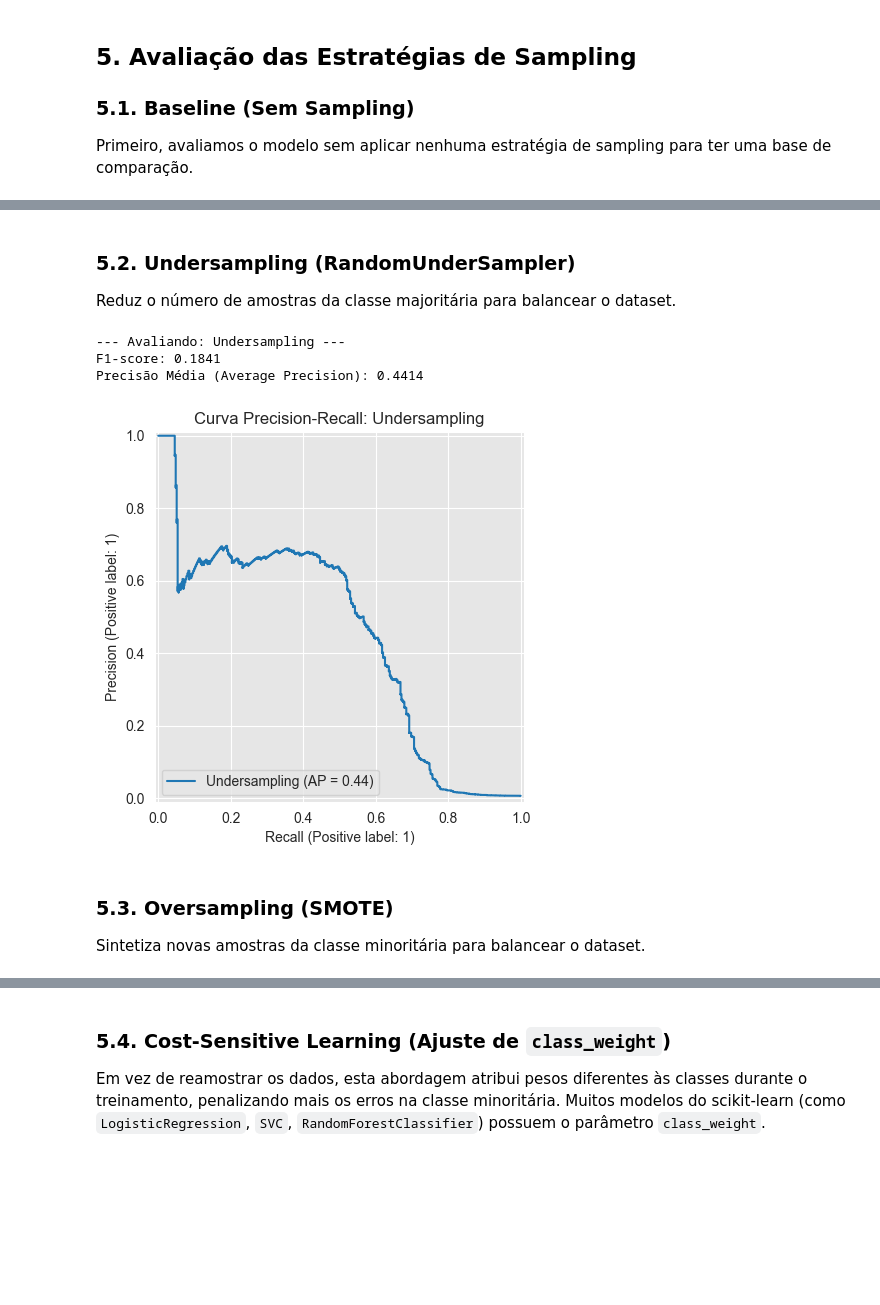
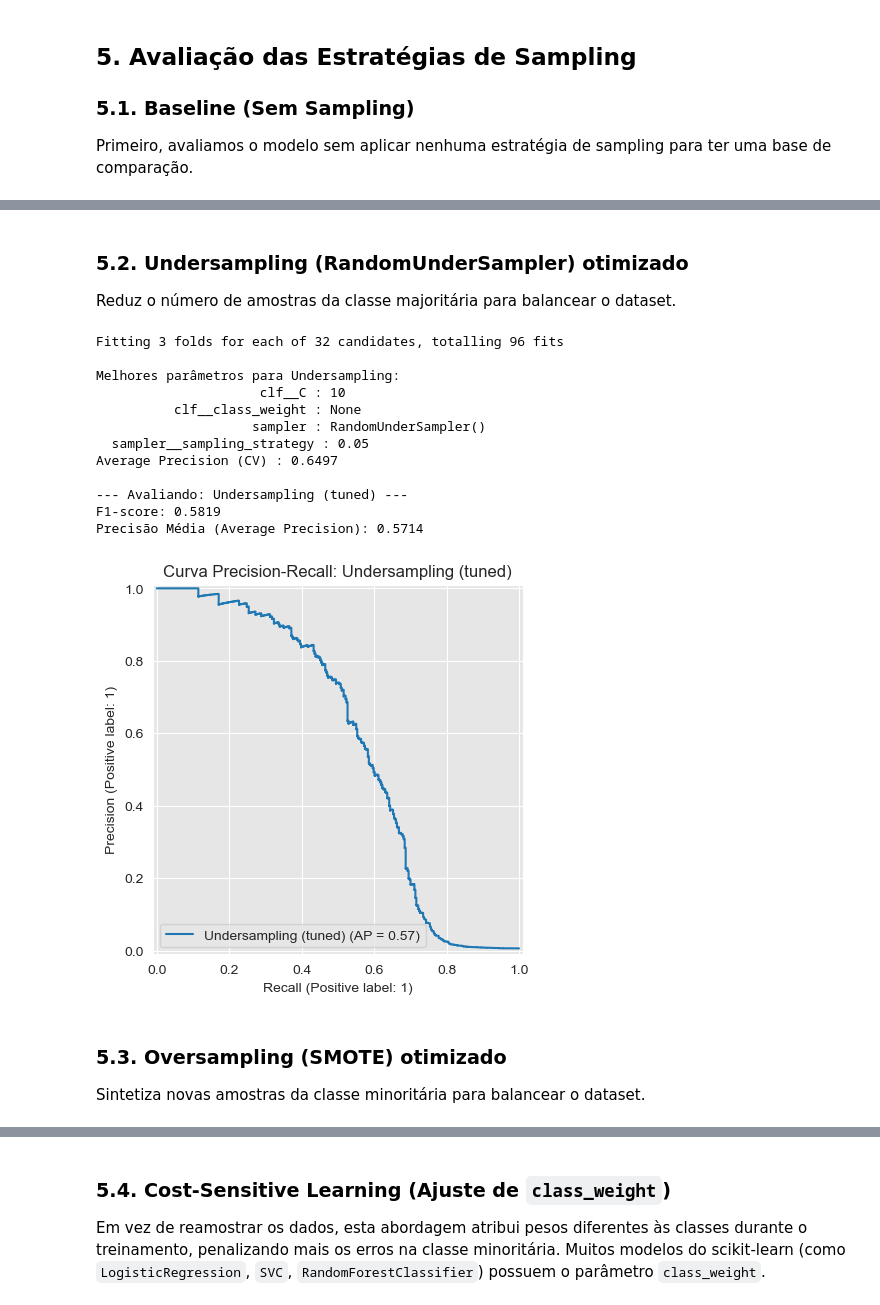
Before and after one commit to arthurpcardoso/credit-card-fraud-detection, a Jupyter notebook: Regressao_logistica.ipynb, the cells around one changed output, grey strips where cells are left out. Cells and saved outputs as stored; diff of their text form; code cells hidden in the pictures; blank space fills up the shorter version.

Commit message:
tuning undersampling and SMOTE

```diff
--- a/Regressao_logistica.ipynb
+++ b/Regressao_logistica.ipynb
@@ -53,13 +68,14 @@ Note: you may need to restart the kernel to use updated packages.
 Para fins de demonstração, vamos gerar um dataset sintético desbalanceado. Em um cenário real, você carregaria seu próprio dataset.
 # %%
 
-
-DIR_INPUT = 'simulated-data-transformed/data/'
+project_root = Path().resolve()
+DIR_INPUT = project_root / 'simulated-data-transformed' / 'data'
 BEGIN_DATE = "2018-06-11"
 END_DATE = "2018-09-14"
+# git lfs pull
 
 print("Load files")
-transactions_df = read_from_files(DIR_INPUT, BEGIN_DATE, END_DATE)
+transactions_df = read_from_files(str(DIR_INPUT), BEGIN_DATE, END_DATE)
 print(f"{len(transactions_df)} transactions loaded, containing {transactions_df.TX_FRAUD.sum()} fraudulent transactions")
 
 output_feature = "TX_FRAUD"
@@ -144,7 +204,7 @@ def evaluate_model(model, X_train, y_train, X_test, y_test, strategy_name="Basel
 Aqui definimos o modelo de classificação que será usado. Para este exemplo, começaremos com a Regressão Logística.
 # %%
 # --- TEMPLATE: Troque o modelo aqui ---
-base_model = LogisticRegression(random_state=42, solver='liblinear') # 'liblinear' é bom para datasets pequenos e l1/l2 penalidades
+baseline = LogisticRegression(random_state=42, solver='liblinear') # 'liblinear' é bom para datasets pequenos e l1/l2 penalidades
 # --------------------------------------
 # %% [markdown]
 ## 5. Avaliação das Estratégias de Sampling
@@ -154,7 +214,8 @@ base_model = LogisticRegression(random_state=42, solver='liblinear') # 'liblinea
 Primeiro, avaliamos o modelo sem aplicar nenhuma estratégia de sampling para ter uma base de comparação.
 # %%
 results = []
-results.append(evaluate_model(base_model, X_train, y_train, X_test, y_test, strategy_name="Baseline"))
+results.append(evaluate_model(baseline, X_train, y_train, X_test, y_test,
+                              strategy_name="Baseline"))
 # %% [output]
 --- Avaliando: Baseline ---
 F1-score: 0.6065
@@ -163,19 +224,28 @@ Precisão Média (Average Precision): 0.5959
 # %% [markdown]
-### 5.2. Undersampling (RandomUnderSampler)
+### 5.2. Undersampling (RandomUnderSampler) otimizado
 
 Reduz o número de amostras da classe majoritária para balancear o dataset.
 # %%
-undersampler = RandomUnderSampler(random_state=42)
-pipeline_undersample = Pipeline([('undersampler', undersampler), ('classifier', base_model)])
+best_under_pipe = tune_pipeline(param_grid_under, "Undersampling")
 
-results.append(evaluate_model(pipeline_undersample, X_train, y_train, X_test, y_test, strategy_name="Undersampling"))
+results.append(evaluate_model(best_under_pipe, X_train, y_train, X_test, y_test,
+                              strategy_name="Undersampling (tuned)"))
 # %% [output]
---- Avaliando: Undersampling ---
-F1-score: 0.1841
-Precisão Média (Average Precision): 0.4414
+Fitting 3 folds for each of 32 candidates, totalling 96 fits
+
+Melhores parâmetros para Undersampling:
+                     clf__C : 10
+          clf__class_weight : None
+                    sampler : RandomUnderSampler()
+  sampler__sampling_strategy : 0.05
+Average Precision (CV) : 0.6497
+
+--- Avaliando: Undersampling (tuned) ---
+F1-score: 0.5819
+Precisão Média (Average Precision): 0.5714
-[figure, old version]
+[figure, new version]
 # %% [markdown]
-### 5.3. Oversampling (SMOTE)
+### 5.3. Oversampling (SMOTE) otimizado
 
 Sintetiza novas amostras da classe minoritária para balancear o dataset.
 # %%
```
Also changed, not shown: parts of 8 cells of this notebook.
